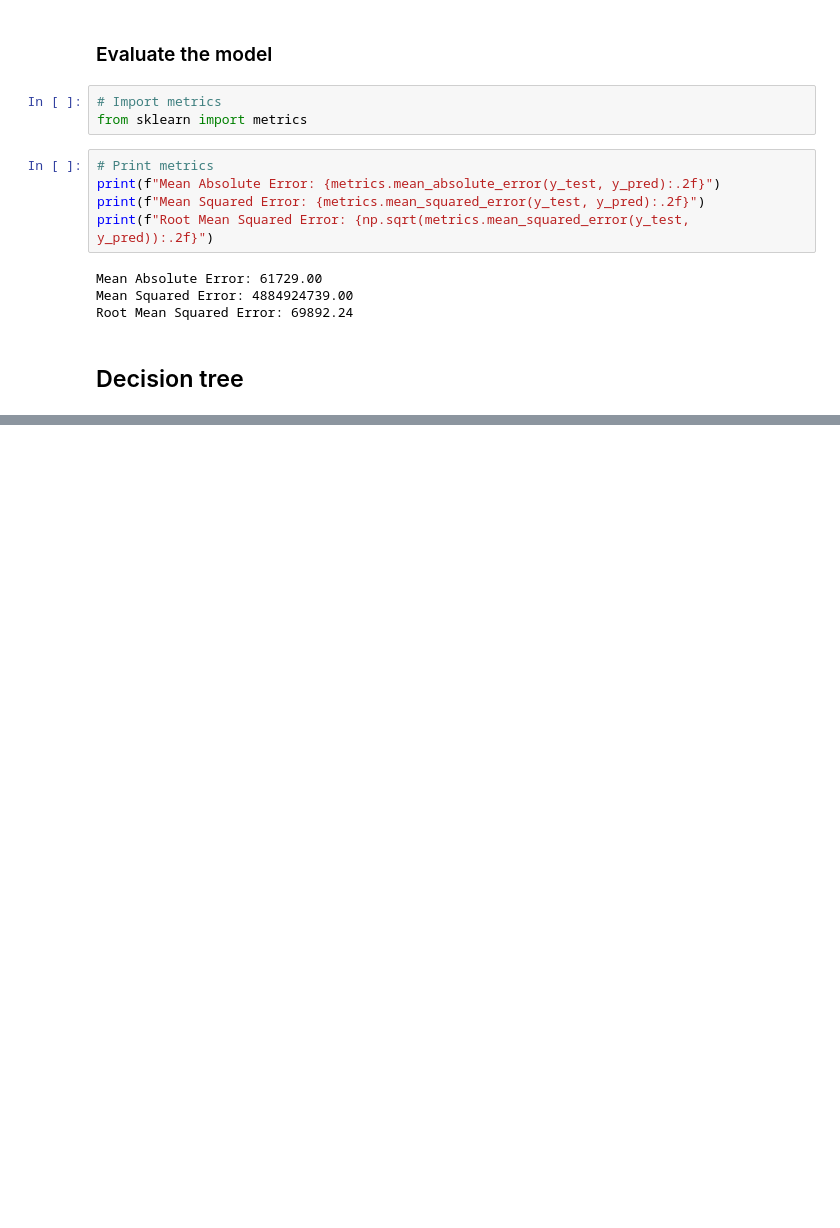
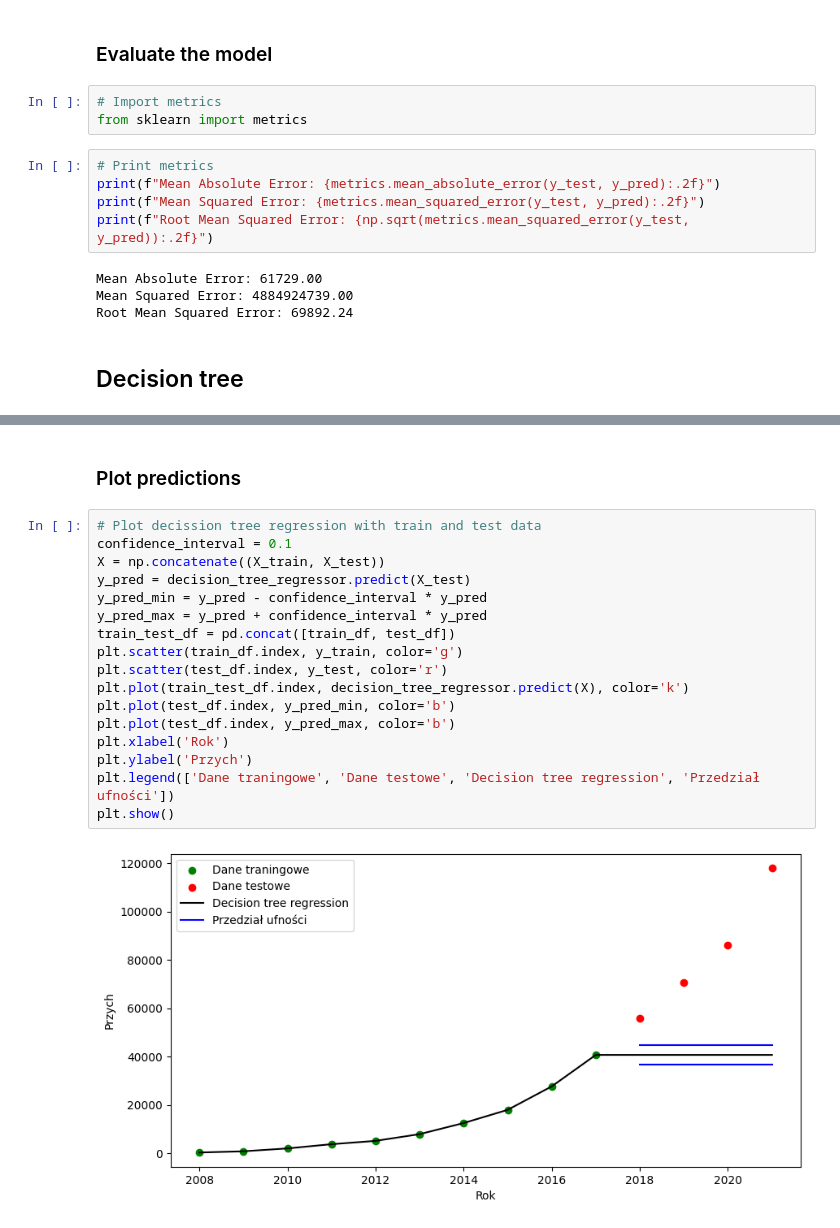
Before and after one commit to KubiakJakub01/data-mining-methods, a Jupyter notebook: notebooks/med_lab_1_2.ipynb, the cells around one changed output, grey strips where cells are left out. Drawn from its saved outputs; the diff is of its cells as text; blank space fills up the shorter version.

```diff
--- a/notebooks/med_lab_1_2.ipynb
+++ b/notebooks/med_lab_1_2.ipynb
@@ -390,0 +431,21 @@ Root Mean Squared Error: 69892.24
+# %% [markdown]
+### Plot predictions
+# %%
+# Plot decission tree regression with train and test data
+confidence_interval = 0.1
+X = np.concatenate((X_train, X_test))
+y_pred = decision_tree_regressor.predict(X_test)
+y_pred_min = y_pred - confidence_interval * y_pred
+y_pred_max = y_pred + confidence_interval * y_pred
+train_test_df = pd.concat([train_df, test_df])
+plt.scatter(train_df.index, y_train, color='g')
+plt.scatter(test_df.index, y_test, color='r')
+plt.plot(train_test_df.index, decision_tree_regressor.predict(X), color='k')
+plt.plot(test_df.index, y_pred_min, color='b')
+plt.plot(test_df.index, y_pred_max, color='b')
+plt.xlabel('Rok')
+plt.ylabel('Przych')
+plt.legend(['Dane traningowe', 'Dane testowe', 'Decision tree regression', 'Przedział ufności'])
+plt.show()
+# %% [output]
+[figure, added]
```
Also changed, not shown: parts of 9 cells of this notebook.
